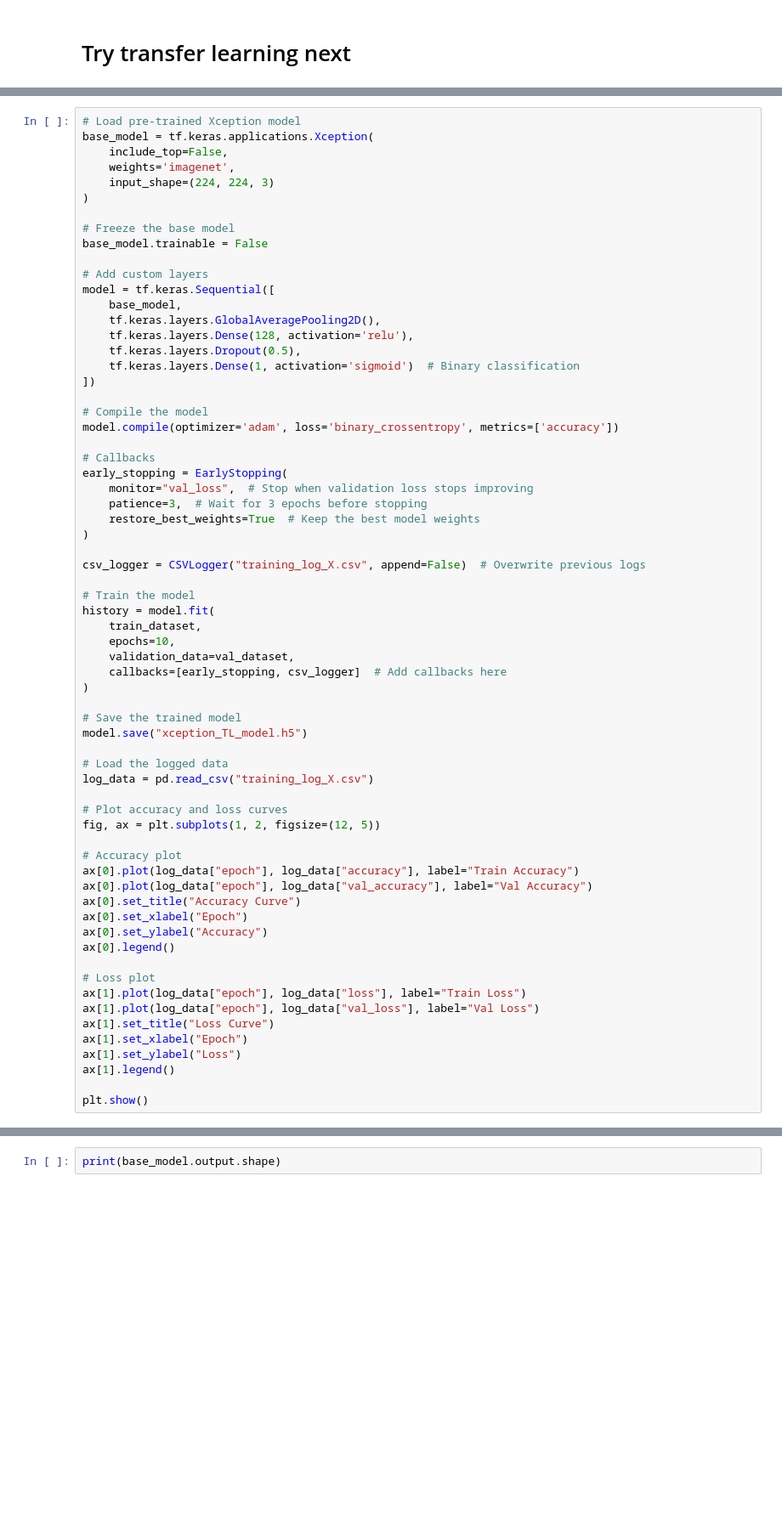
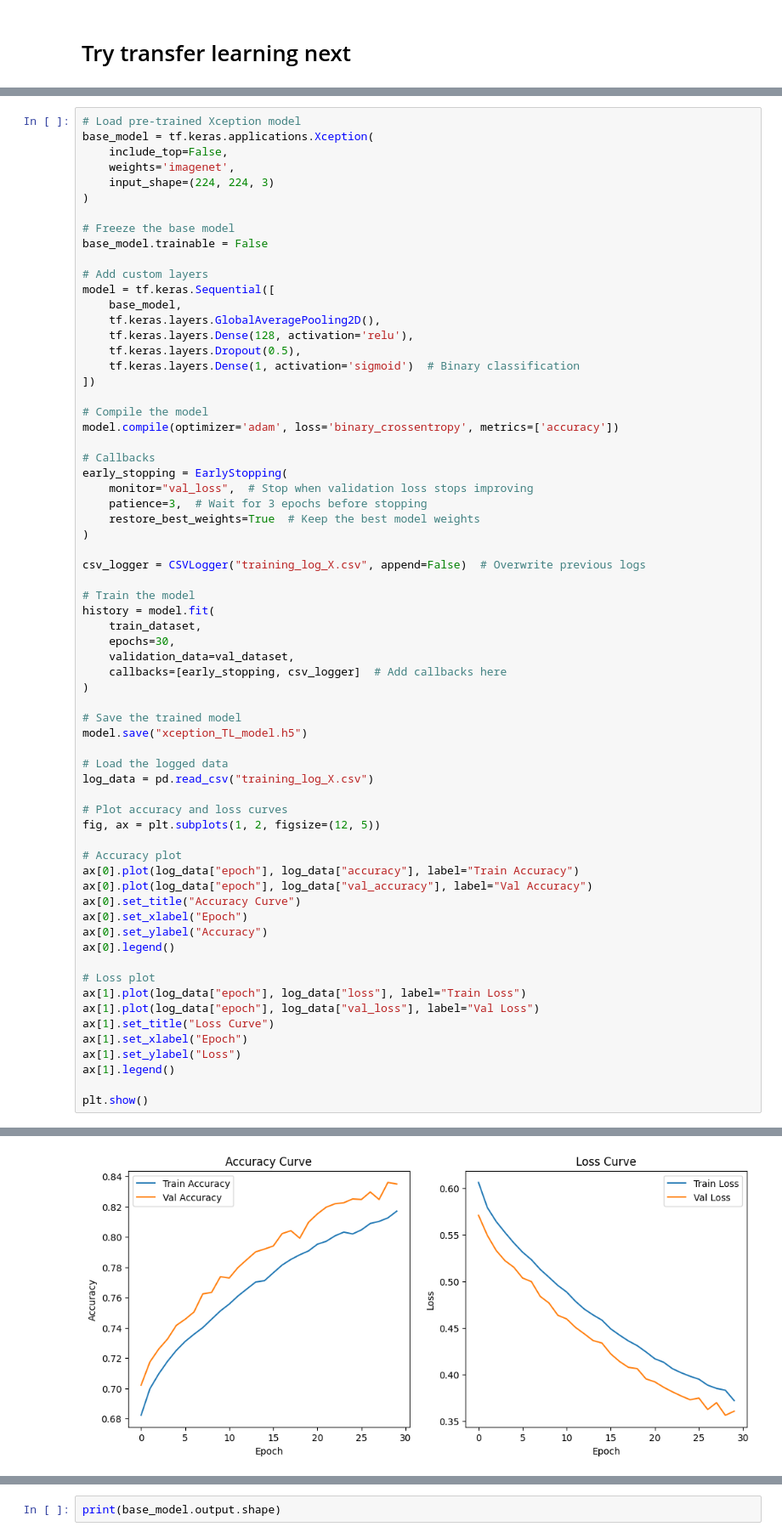
Before and after one commit to Afishally/Deepfake-Model-V1, a Jupyter notebook: training.ipynb, the cells around one changed output, grey strips where cells are left out. Shown: that part at 85% size. Saved outputs shown, nothing was run; the diff lists cells and outputs as text; blank space fills up the shorter version.

```diff
--- a/training.ipynb
+++ b/training.ipynb
@@ -517,7 +400,7 @@ csv_logger = CSVLogger("training_log_X.csv", append=False)  # Overwrite previous
 # Train the model
 history = model.fit(
     train_dataset,
-    epochs=10,
+    epochs=30,
     validation_data=val_dataset,
     callbacks=[early_stopping, csv_logger]  # Add callbacks here
 )
@@ -548,3 +431,4 @@ ax[1].set_ylabel("Loss")
 ax[1].legend()
 
 plt.show()
+# %% [output]
@@ -550,0 +480 @@ plt.show()
+[figure, added]
```
Also changed, not shown: parts of 21 cells of this notebook, 6 other files.
